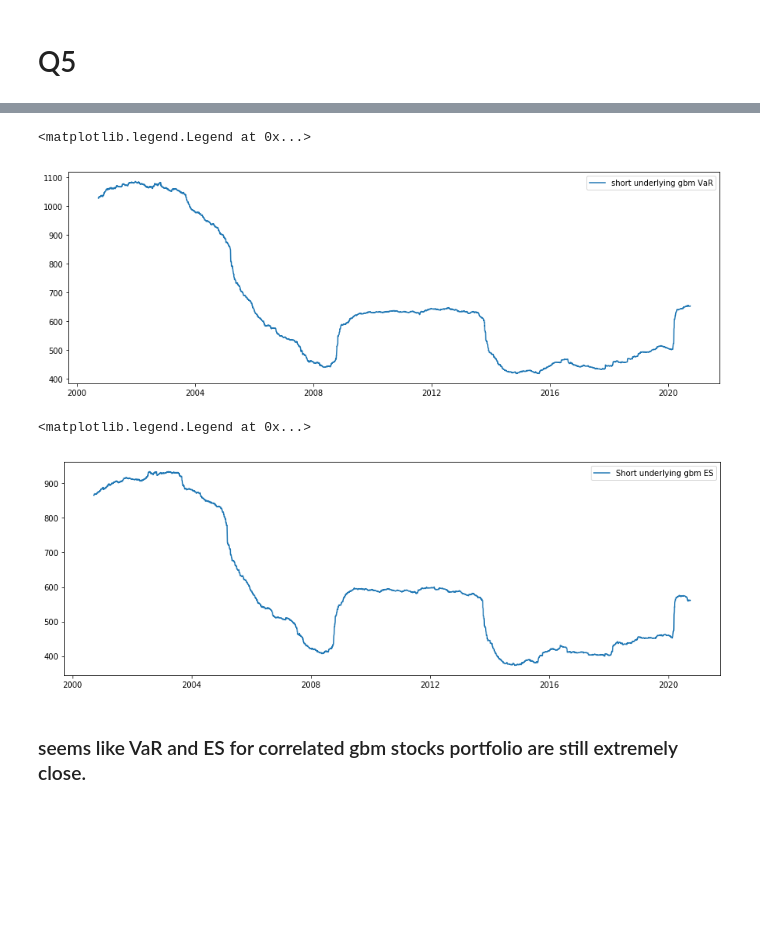
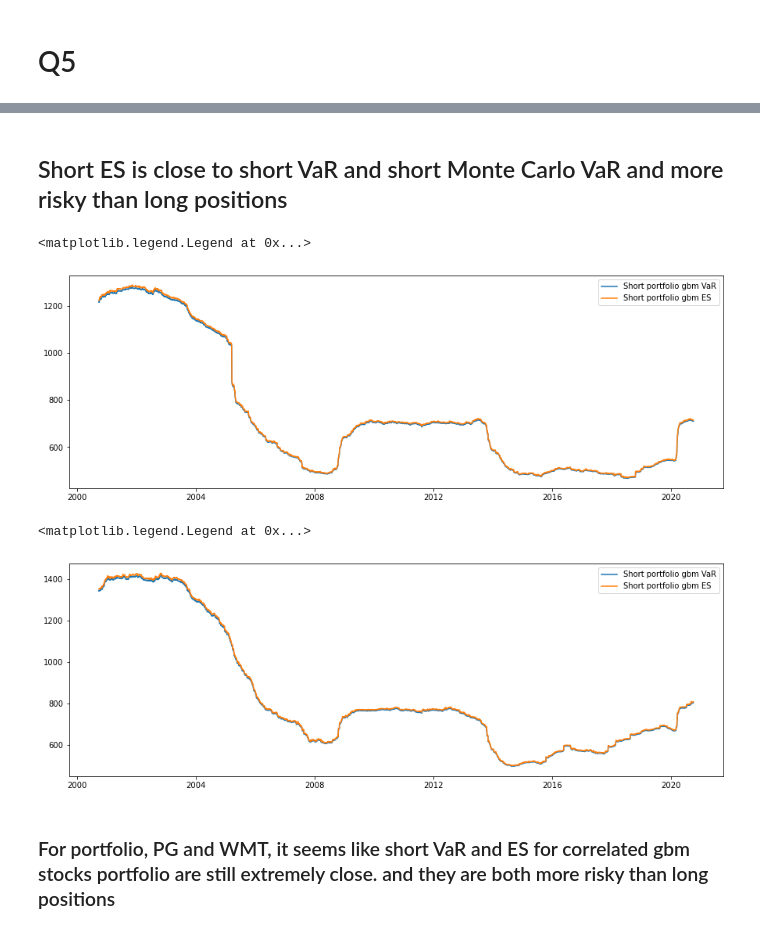
Before and after one commit to zesenying/risk, a Jupyter notebook: risk9.ipynb, the cells around one changed output, grey strips where cells are left out. Drawn from its saved outputs; the diff is of its cells as text; code cells hidden in the pictures; blank space fills up the shorter version.

```diff
--- a/risk9.ipynb
+++ b/risk9.ipynb
@@ -257,16 +274,20 @@ def sigma_mu(data):
+# %% [markdown]
+## Short ES is close to short VaR and short Monte Carlo VaR and more risky than long positions
 # %%
 plt.figure(figsize = (15,5))
-plt.plot(date[::-1],all_in_one(portfolio, 5)[2][0:252*20][::-1], label = 'short underlying gbm VaR')
+plt.plot(date[::-1],all_in_one(pg, 5)[2][0:252*20][::-1], label = 'Short portfolio gbm VaR')
+plt.plot(date[::-1],all_in_one(pg, 5)[3][0:252*20][::-1], label = 'Short portfolio gbm ES')
 plt.legend()
 # %% [output]
 <matplotlib.legend.Legend at 0x...>
-[figure, old version]
+[figure, new version]
 # %%
 plt.figure(figsize = (15,5))
-plt.plot(date[::-1],all_in_one(portfolio, 5)[3][0:252*20][::-1], label = 'Short underlying gbm ES')
+plt.plot(date[::-1],all_in_one(wmt, 5)[2][0:252*20][::-1], label = 'Short portfolio gbm VaR')
+plt.plot(date[::-1],all_in_one(wmt, 5)[3][0:252*20][::-1], label = 'Short portfolio gbm ES')
 plt.legend()
 # %% [output]
 <matplotlib.legend.Legend at 0x...>
-[figure, old version]
+[figure, new version]
 # %% [markdown]
-### seems like VaR and ES for correlated gbm stocks portfolio are still extremely close.
+### For portfolio, PG and WMT, it seems like short VaR and ES for correlated gbm stocks portfolio are still extremely close. and they are both more risky than long positions
```
Also changed, not shown: parts of 8 cells of this notebook.
